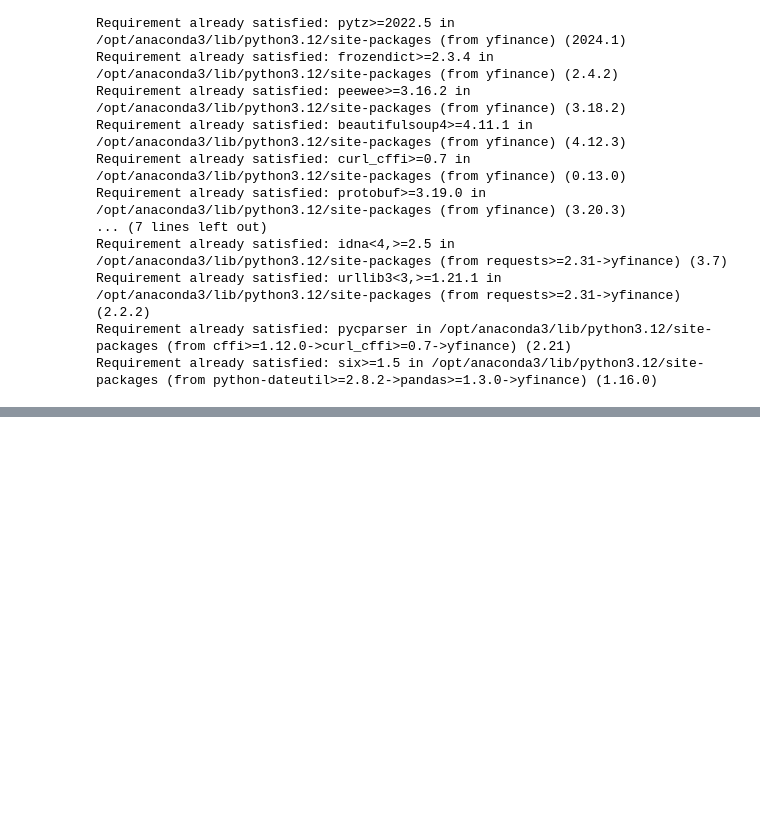
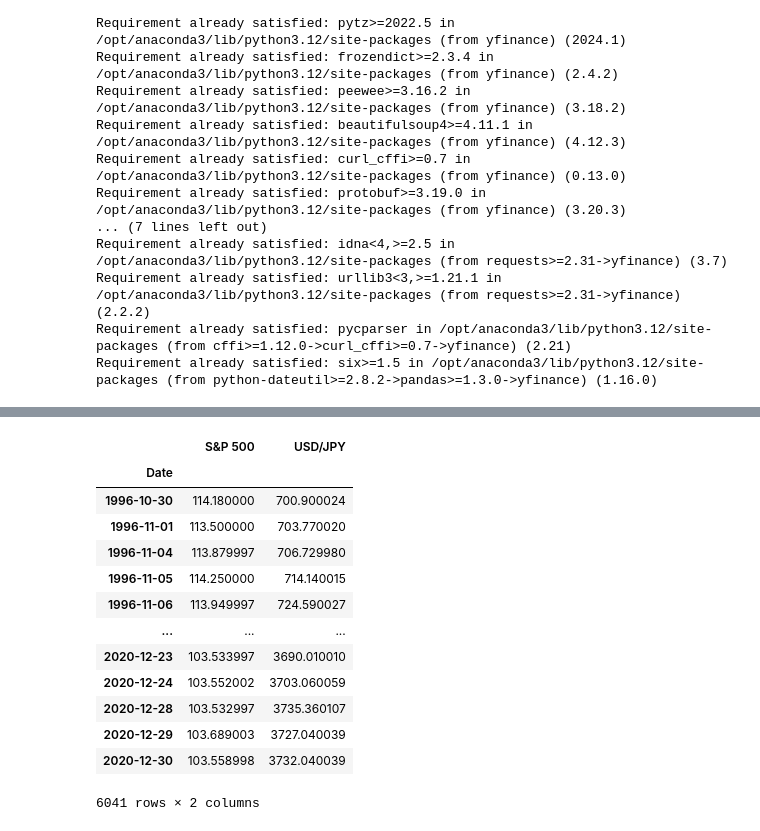
Before and after one commit to anushka-pradhan/econ570, a Jupyter notebook: Project Proposal.ipynb, the cells around one changed output, grey strips where cells are left out. Saved outputs shown, nothing was run; the diff lists cells and outputs as text; code cells hidden in the pictures; blank space fills up the shorter version.

```diff
--- a/Project Proposal.ipynb
+++ b/Project Proposal.ipynb
@@ -20,0 +65,17 @@ Requirement already satisfied: six>=1.5 in /opt/anaconda3/lib/python3.12/site-pa
+# %%
+data
+# %% [output]
+|  | S&P 500 | USD/JPY |
+| Date |  |  |
+| 1996-10-30 | 114.180000 | 700.900024 |
+| 1996-11-01 | 113.500000 | 703.770020 |
+| 1996-11-04 | 113.879997 | 706.729980 |
+| 1996-11-05 | 114.250000 | 714.140015 |
+| 1996-11-06 | 113.949997 | 724.590027 |
+| ... | ... | ... |
+| 2020-12-23 | 103.533997 | 3690.010010 |
+| 2020-12-24 | 103.552002 | 3703.060059 |
+| 2020-12-28 | 103.532997 | 3735.360107 |
+| 2020-12-29 | 103.689003 | 3727.040039 |
+| 2020-12-30 | 103.558998 | 3732.040039 |
+6041 rows × 2 columns
```
Also changed, not shown: parts of 1 cell of this notebook.
